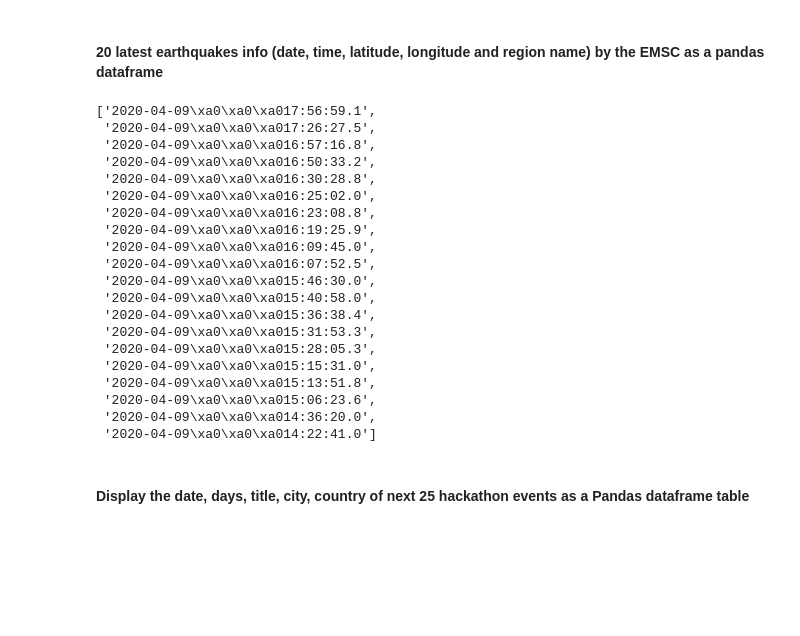
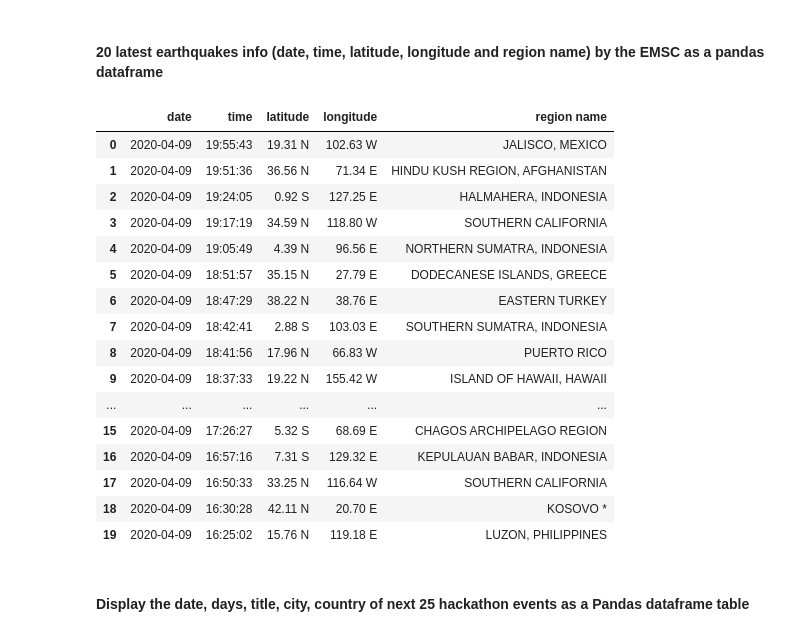
Before and after one commit to ironhack-datalabs/datamad0320, a Jupyter notebook: module-1/lab-web-scraping/your-code/main.ipynb, the cells around one changed output. Saved outputs shown, nothing was run; the diff lists cells and outputs as text; code cells hidden in the pictures; blank space fills up the shorter version.

```diff
--- a/module-1/lab-web-scraping/your-code/main.ipynb
+++ b/module-1/lab-web-scraping/your-code/main.ipynb
@@ -250,32 +250,40 @@ topTenList
 url = 'https://www.emsc-csem.org/Earthquake/'
 res = requests.get(url)
 soup = BeautifulSoup(res.text)
-# %%
-#your code
-earthquakes = soup.select("td a")
-equakesList = [e.text.strip() for e in earthquakes if "2020" in e.text][:20]
-equakesList
-# %% [output]
-['2020-04-09\xa0\xa0\xa017:56:59.1',
- '2020-04-09\xa0\xa0\xa017:26:27.5',
- '2020-04-09\xa0\xa0\xa016:57:16.8',
- '2020-04-09\xa0\xa0\xa016:50:33.2',
- '2020-04-09\xa0\xa0\xa016:30:28.8',
- '2020-04-09\xa0\xa0\xa016:25:02.0',
- '2020-04-09\xa0\xa0\xa016:23:08.8',
- '2020-04-09\xa0\xa0\xa016:19:25.9',
- '2020-04-09\xa0\xa0\xa016:09:45.0',
- '2020-04-09\xa0\xa0\xa016:07:52.5',
- '2020-04-09\xa0\xa0\xa015:46:30.0',
- '2020-04-09\xa0\xa0\xa015:40:58.0',
- '2020-04-09\xa0\xa0\xa015:36:38.4',
- '2020-04-09\xa0\xa0\xa015:31:53.3',
- '2020-04-09\xa0\xa0\xa015:28:05.3',
- '2020-04-09\xa0\xa0\xa015:15:31.0',
- '2020-04-09\xa0\xa0\xa015:13:51.8',
- '2020-04-09\xa0\xa0\xa015:06:23.6',
- '2020-04-09\xa0\xa0\xa014:36:20.0',
- '2020-04-09\xa0\xa0\xa014:22:41.0']
+# %%
+earth = soup.find('tbody').find_all("tr")
+def structureLine(tag):
+    td = tag.find_all("td")
+    return {
+        "date": td[3].find("a").text[:10],
+        "time":  td[3].find("a").text[13:-2],
+        "latitude": td[4].text[:-1]+" "+td[5].text,
+        "longitude": td[6].text[:-1]+" "+td[7].text,
+        "region name": td[11].text[1:],
+    }
+
+edict = [structureLine(e) for e in earth][:20]
+# %%
+df =pd.DataFrame(edict)
+display(df)
+# %% [output]
+|  | date | time | latitude | longitude | region name |
+| 0 | 2020-04-09 | 19:55:43 | 19.31 N | 102.63 W | JALISCO, MEXICO |
+| 1 | 2020-04-09 | 19:51:36 | 36.56 N | 71.34 E | HINDU KUSH REGION, AFGHANISTAN |
+| 2 | 2020-04-09 | 19:24:05 | 0.92 S | 127.25 E | HALMAHERA, INDONESIA |
+| 3 | 2020-04-09 | 19:17:19 | 34.59 N | 118.80 W | SOUTHERN CALIFORNIA |
+| 4 | 2020-04-09 | 19:05:49 | 4.39 N | 96.56 E | NORTHERN SUMATRA, INDONESIA |
+| 5 | 2020-04-09 | 18:51:57 | 35.15 N | 27.79 E | DODECANESE ISLANDS, GREECE |
+| 6 | 2020-04-09 | 18:47:29 | 38.22 N | 38.76 E | EASTERN TURKEY |
+| 7 | 2020-04-09 | 18:42:41 | 2.88 S | 103.03 E | SOUTHERN SUMATRA, INDONESIA |
+| 8 | 2020-04-09 | 18:41:56 | 17.96 N | 66.83 W | PUERTO RICO |
+| 9 | 2020-04-09 | 18:37:33 | 19.22 N | 155.42 W | ISLAND OF HAWAII, HAWAII |
+| ... | ... | ... | ... | ... | ... |
+| 15 | 2020-04-09 | 17:26:27 | 5.32 S | 68.69 E | CHAGOS ARCHIPELAGO REGION |
+| 16 | 2020-04-09 | 16:57:16 | 7.31 S | 129.32 E | KEPULAUAN BABAR, INDONESIA |
+| 17 | 2020-04-09 | 16:50:33 | 33.25 N | 116.64 W | SOUTHERN CALIFORNIA |
+| 18 | 2020-04-09 | 16:30:28 | 42.11 N | 20.70 E | KOSOVO * |
+| 19 | 2020-04-09 | 16:25:02 | 15.76 N | 119.18 E | LUZON, PHILIPPINES |
 # %% [markdown]
 #### Display the date, days, title, city, country of next 25 hackathon events as a Pandas dataframe table
 # %%
```
